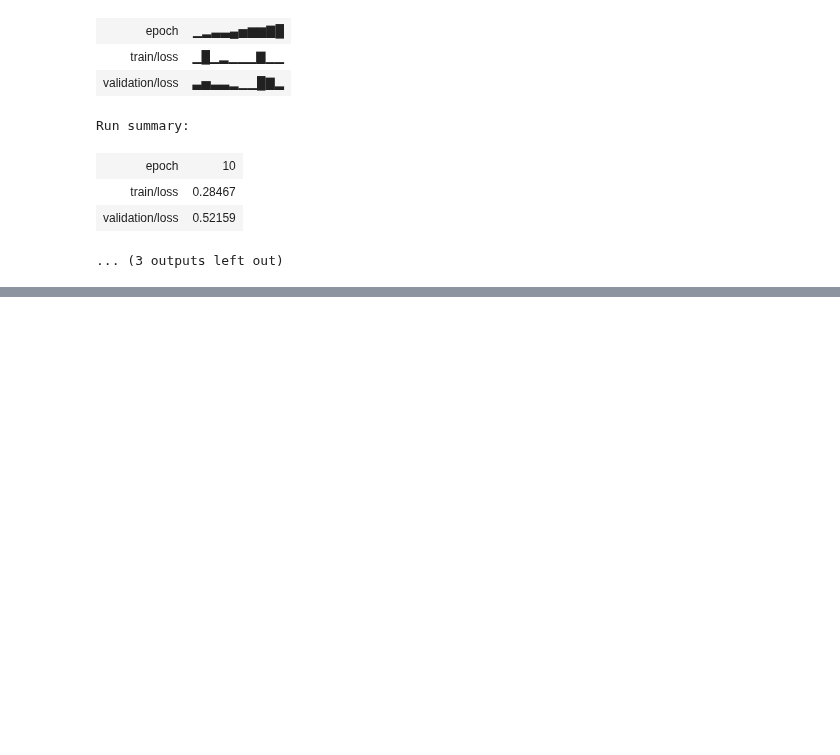
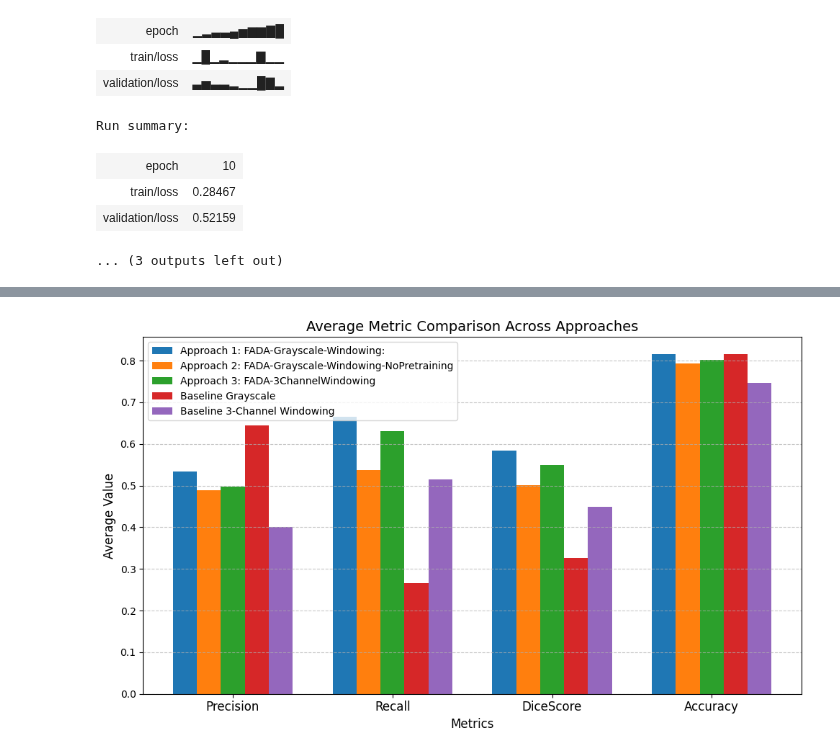
Before and after one commit to TimMachTUM/hsi-brain-segmentation, a Jupyter notebook: domain-adaptation.ipynb, the cells around one changed output, grey strips where cells are left out. Cells and saved outputs as stored; diff of their text form; code cells hidden in the pictures; blank space fills up the shorter version.

```diff
--- a/domain-adaptation.ipynb
+++ b/domain-adaptation.ipynb
@@ -800,0 +1121,29 @@ Run summary:
+# %%
+average_metrics = {approach_name: {metric: np.mean([data[image][metric] for image in images])
+                                   for metric in metrics}
+                   for approach_name, data in approaches.items()}
+
+# Prepare data for plotting
+x = np.arange(len(metrics))  # Metrics indices
+width = 0.15  # Bar width
+
+# Plot
+fig, ax = plt.subplots(figsize=(10, 6))
+
+for i, (approach_name, metrics_data) in enumerate(average_metrics.items()):
+    values = [metrics_data[metric] for metric in metrics]
+    ax.bar(x + i * width, values, width, label=approach_name)
+
+# Formatting
+ax.set_title("Average Metric Comparison Across Approaches", fontsize=14)
+ax.set_xticks(x + width * (len(approaches) - 1) / 2)
+ax.set_xticklabels(metrics, fontsize=12)
+ax.set_xlabel("Metrics", fontsize=12)
+ax.set_ylabel("Average Value", fontsize=12)
+ax.legend(fontsize=10)
+ax.grid(axis="y", linestyle="--", alpha=0.7)
+
+plt.tight_layout()
+plt.show()
+# %% [output]
+[figure, added]
```
Also changed, not shown: parts of 19 cells of this notebook, 2 other files.
